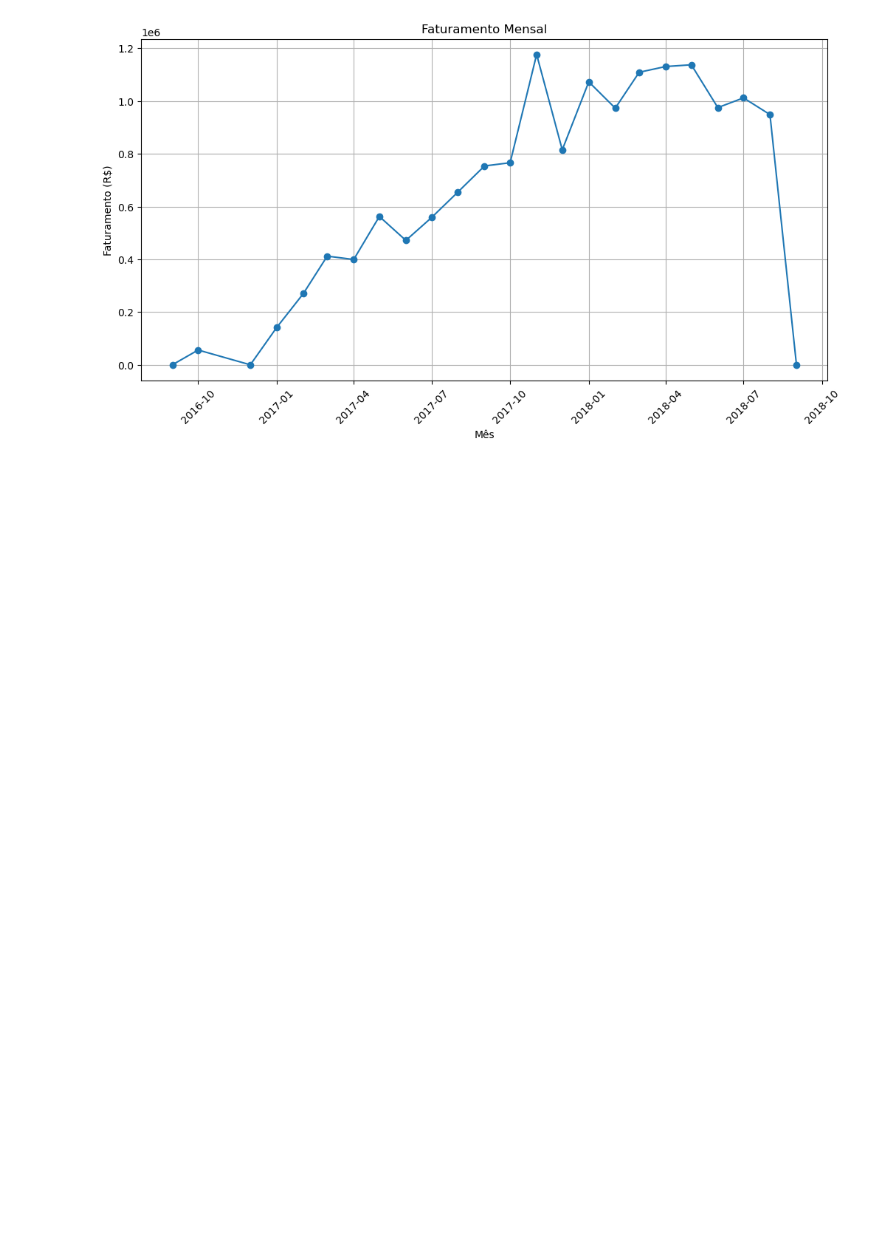
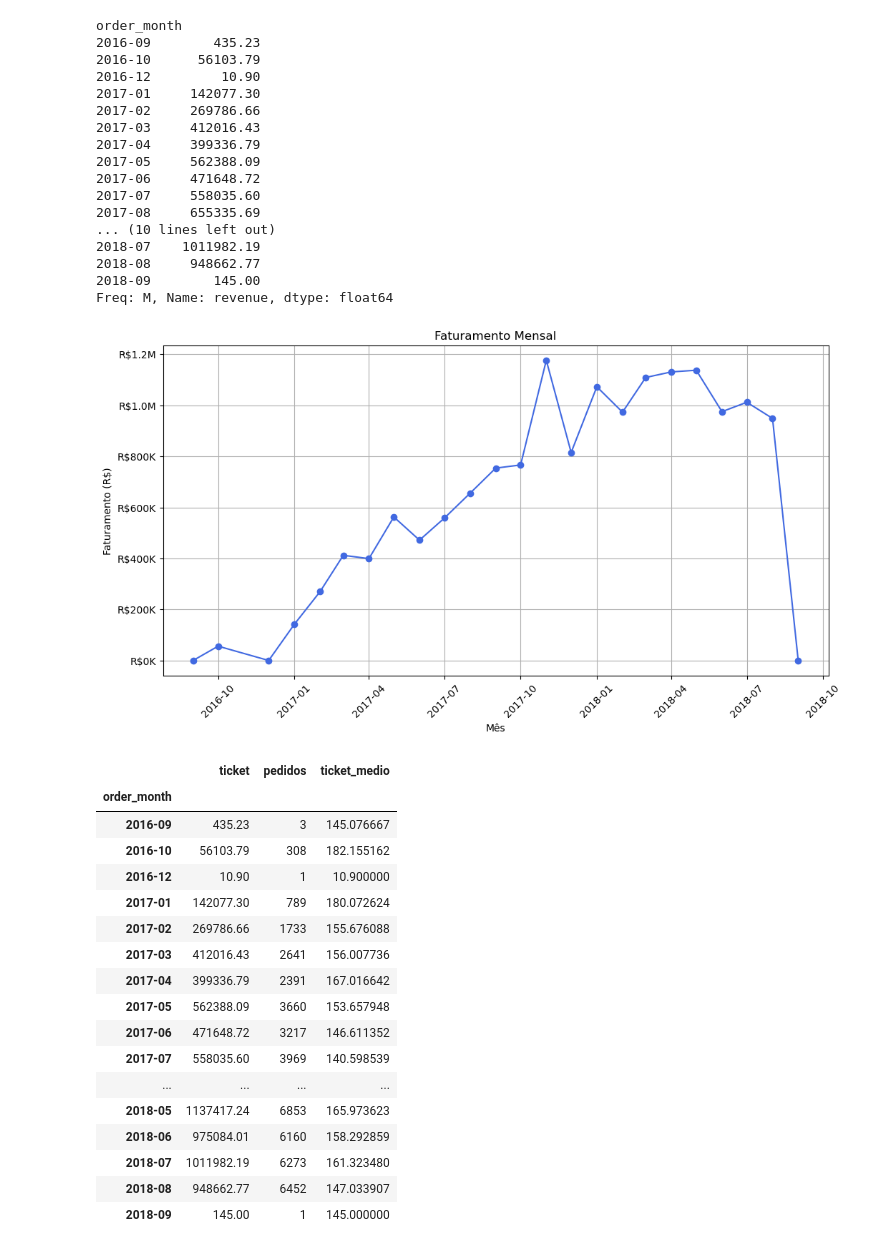
Before and after one commit to hector-oliveira/olist-analise, a Jupyter notebook: src/notebooks/02_sales_analysis.ipynb, the cells around one changed output. Cells and saved outputs as stored; diff of their text form; code cells hidden in the pictures; blank space fills up the shorter version.

```diff
--- a/src/notebooks/02_sales_analysis.ipynb
+++ b/src/notebooks/02_sales_analysis.ipynb
@@ -31,36 +32,96 @@ full_df['revenue'] = full_df['price'] * full_df['order_item_id']
 full_df['order_month'] = full_df['order_purchase_timestamp'].dt.to_period('M')
 revenue_by_month = full_df.groupby('order_month')['revenue'].sum()
 
 # Ticket médio mensal
 ticket_by_month = (
     full_df
         .groupby('order_month')
         .agg(ticket=('revenue', 'sum'), pedidos=('order_id', 'nunique'))
 )
-
 ticket_by_month['ticket_medio'] = (
     ticket_by_month['ticket'] / ticket_by_month['pedidos']
 )
 
+display(revenue_by_month)
 
-# Gráfico Faturamento mensal
+# === Gráfico de Faturamento Mensal ===
 plt.figure(figsize=(12,6))
-plt.plot(revenue_by_month.index.to_timestamp(), revenue_by_month.values, marker='o', label='Faturamento')
+plt.plot(
+    revenue_by_month.index.to_timestamp(),
+    revenue_by_month.values,
+    marker='o',
+    label='Faturamento',
+    color='royalblue'
+)
 plt.title("Faturamento Mensal")
 plt.xlabel("Mês")
 plt.ylabel("Faturamento (R$)")
 plt.xticks(rotation=45)
 plt.grid(True)
+
+# Formata eixo Y (em milhões e milhares)
+ax = plt.gca()
+ax.yaxis.set_major_formatter(mticker.FuncFormatter(
+    lambda x, _: f"R${x/1_000_000:.1f}M" if x >= 1_000_000 else f"R${x/1_000:.0f}K"
+))
 plt.show()
 
-# Gráfico ticket médio mensal
+display(ticket_by_month)
+
+# === Gráfico de Ticket Médio ===
 plt.figure(figsize=(12,6))
-plt.plot(ticket_by_month.index.to_timestamp(), ticket_by_month['ticket_medio'], marker='o', color='orange')
+plt.plot(
+    ticket_by_month.index.to_timestamp(),
+    ticket_by_month['ticket_medio'],
+    marker='o',
+    color='orange'
+)
 plt.title("Ticket Médio Mensal")
 plt.xlabel("Mês")
 plt.ylabel("Ticket Médio (R$)")
 plt.xticks(rotation=45)
 plt.grid(True)
+
+# Formata eixo Y também como moeda
+ax = plt.gca()
+ax.yaxis.set_major_formatter(mticker.FuncFormatter(
+    lambda x, _: f"R${x:,.0f}".replace(",", ".")
+))
 plt.show()
 # %% [output]
+order_month
+2016-09        435.23
+2016-10      56103.79
+2016-12         10.90
+2017-01     142077.30
+2017-02     269786.66
+2017-03     412016.43
+2017-04     399336.79
+2017-05     562388.09
+2017-06     471648.72
+2017-07     558035.60
+2017-08     655335.69
+... (10 lines left out)
+2018-07    1011982.19
+2018-08     948662.77
+2018-09        145.00
+Freq: M, Name: revenue, dtype: float64
-[figure, old version]
+[figure, new version]
+|  | ticket | pedidos | ticket_medio |
+| order_month |  |  |  |
+| 2016-09 | 435.23 | 3 | 145.076667 |
+| 2016-10 | 56103.79 | 308 | 182.155162 |
+| 2016-12 | 10.90 | 1 | 10.900000 |
+| 2017-01 | 142077.30 | 789 | 180.072624 |
+| 2017-02 | 269786.66 | 1733 | 155.676088 |
+| 2017-03 | 412016.43 | 2641 | 156.007736 |
+| 2017-04 | 399336.79 | 2391 | 167.016642 |
+| 2017-05 | 562388.09 | 3660 | 153.657948 |
+| 2017-06 | 471648.72 | 3217 | 146.611352 |
+| 2017-07 | 558035.60 | 3969 | 140.598539 |
+| ... | ... | ... | ... |
+| 2018-05 | 1137417.24 | 6853 | 165.973623 |
+| 2018-06 | 975084.01 | 6160 | 158.292859 |
+| 2018-07 | 1011982.19 | 6273 | 161.323480 |
+| 2018-08 | 948662.77 | 6452 | 147.033907 |
+| 2018-09 | 145.00 | 1 | 145.000000 |
```
Also changed, not shown: parts of 4 cells of this notebook.
